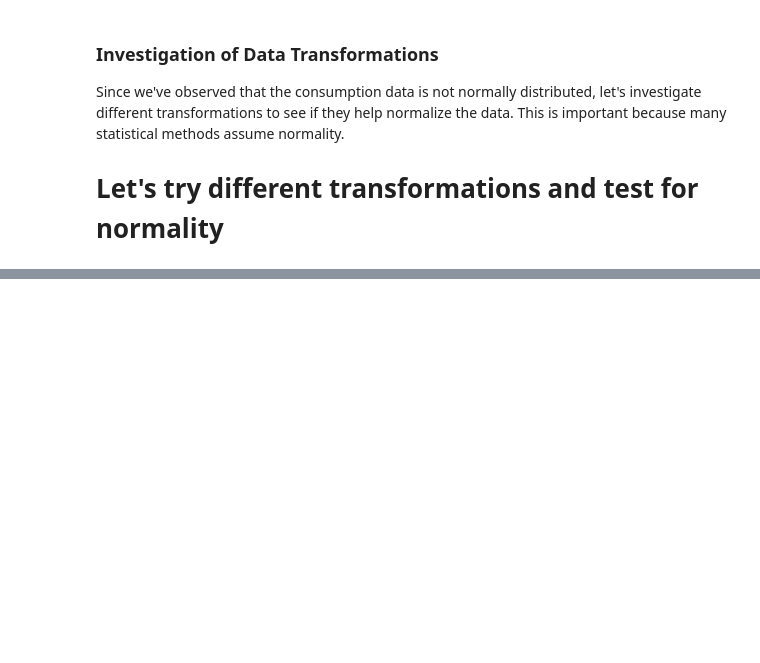
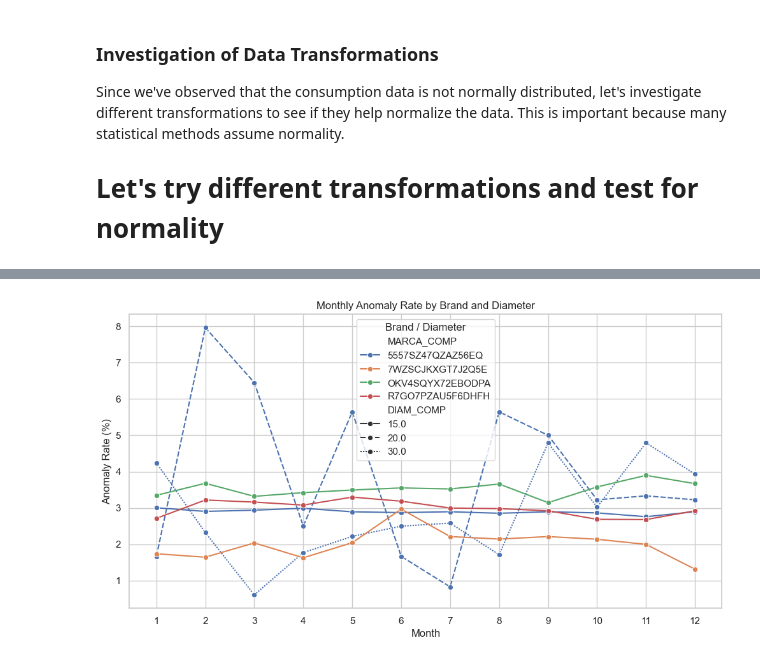
Before and after one commit to jordiestevee/ProjectManagement_G102.F, a Jupyter notebook: 1.1.2.a_Exploratory_Data_Analaysis.ipynb, the cells around one changed output, grey strips where cells are left out. Cells and saved outputs as stored; diff of their text form; code cells hidden in the pictures; blank space fills up the shorter version.

```diff
--- a/1.1.2.a_Exploratory_Data_Analaysis.ipynb
+++ b/1.1.2.a_Exploratory_Data_Analaysis.ipynb
@@ -597,0 +829,12 @@ if len(positive_data) > 0:
+# %%
+# Group by brand + diameter + month
+monthly_brand_diam = (
+    df_anomalies.groupby(['MARCA_COMP', 'DIAM_COMP', 'month'])
+    .agg(total=('CONSUMO_REAL', 'count'),
+         anomalies=('is_anomaly', 'sum'))
+    .reset_index()
+)
+
+# Compute anomaly rate per month
+monthly_brand_diam['anomaly_rate'] = 100 * monthly_brand_diam['anomalies'] / monthly_brand_diam['total']
+display(monthly_brand_diam.head())
@@ -597,0 +848,15 @@ if len(positive_data) > 0:
+# %%
+plt.figure(figsize=(12,6))
+sns.lineplot(
+    data=monthly_brand_diam,
+    x='month', y='anomaly_rate',
+    hue='MARCA_COMP', style='DIAM_COMP', marker='o'
+)
+plt.title('Monthly Anomaly Rate by Brand and Diameter')
+plt.xlabel('Month')
+plt.ylabel('Anomaly Rate (%)')
+plt.xticks(range(1,13))
+plt.legend(title='Brand / Diameter')
+plt.show()
+# %% [output]
+[figure, added]
```
Also changed, not shown: parts of 16 cells of this notebook.
